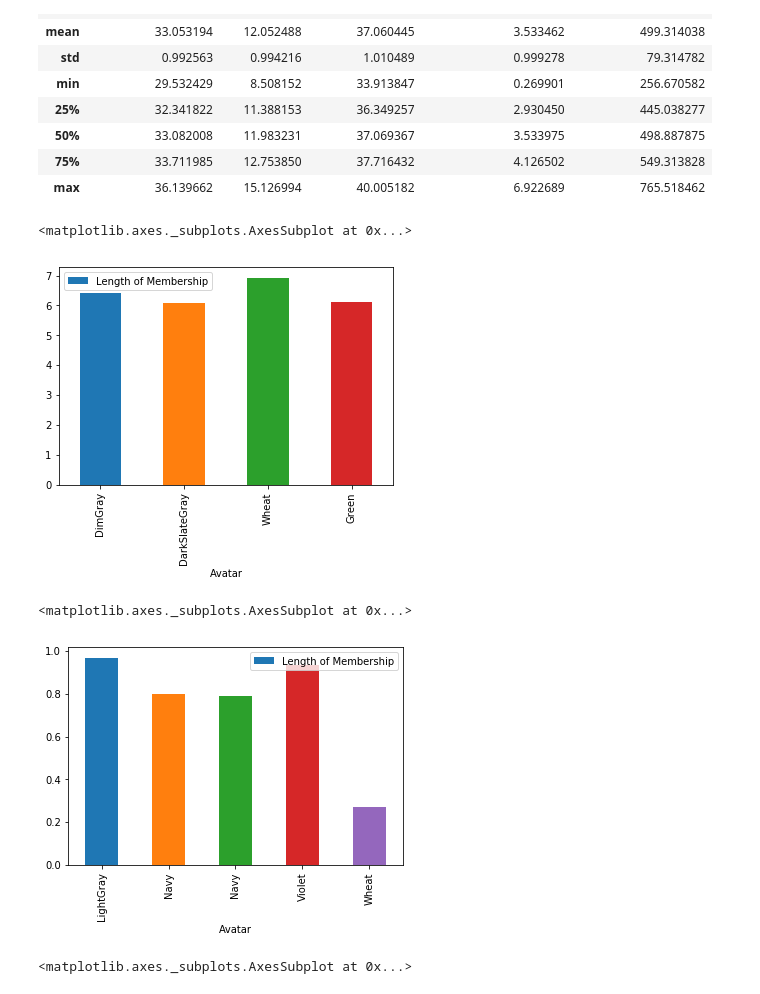
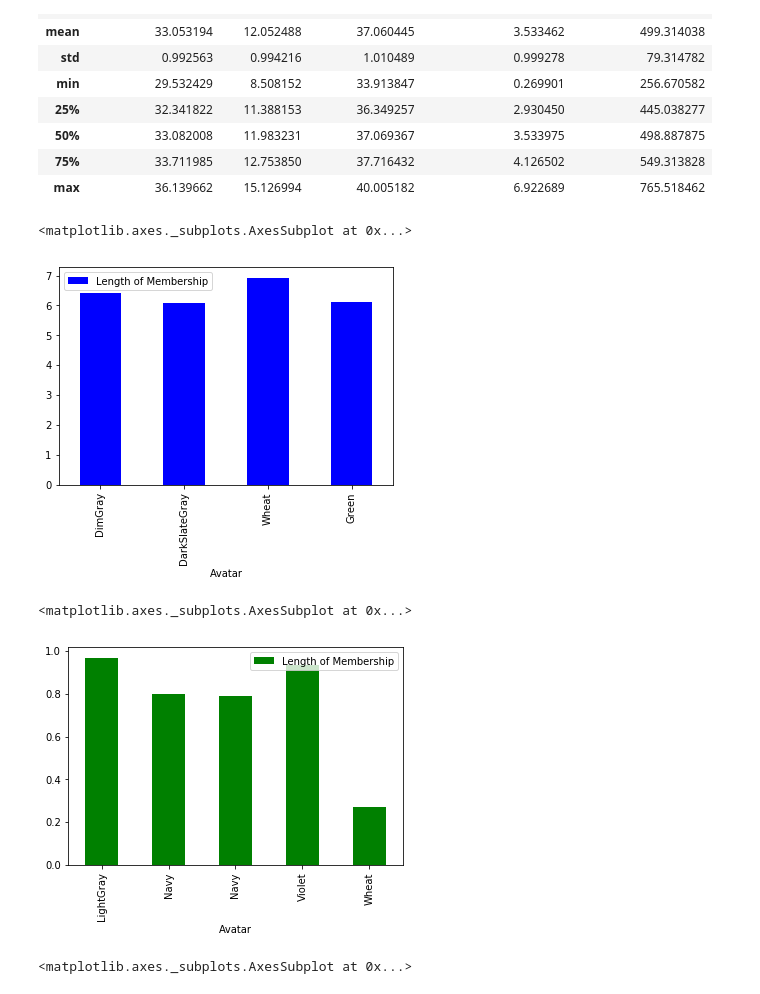
Before and after one commit to saulomeirelles/WomenInPython, a Jupyter notebook: ML_Ecommerce/PythonTraining_17April2019.ipynb, the cells around one changed output. Drawn from its saved outputs; the diff is of its cells as text; code cells hidden in the pictures.

```diff
--- a/ML_Ecommerce/PythonTraining_17April2019.ipynb
+++ b/ML_Ecommerce/PythonTraining_17April2019.ipynb
@@ -65,15 +65,15 @@ df_ecom.describe()
 | 75% | 33.711985 | 12.753850 | 37.716432 | 4.126502 | 549.313828 |
 | max | 36.139662 | 15.126994 | 40.005182 | 6.922689 | 765.518462 |
 # %%
-df_ecom.loc[df_ecom['Length of Membership'] > 6].plot.bar(x='Avatar',y='Length of Membership')
+df_ecom.loc[df_ecom['Length of Membership'] > 6].plot.bar(x='Avatar',y='Length of Membership', color='blue')
 # %% [output]
 <matplotlib.axes._subplots.AxesSubplot at 0x...>
-[figure, old version]
+[figure, new version]
 # %%
-df_ecom.loc[df_ecom['Length of Membership'] < 1].plot.bar(x='Avatar',y='Length of Membership')
+df_ecom.loc[df_ecom['Length of Membership'] < 1].plot.bar(x='Avatar',y='Length of Membership',color='green')
 # %% [output]
 <matplotlib.axes._subplots.AxesSubplot at 0x...>
-[figure, old version]
+[figure, new version]
 # %%
 df_ecom.plot.scatter(x='Yearly Amount Spent',y='Length of Membership')
 # %% [output]
```
